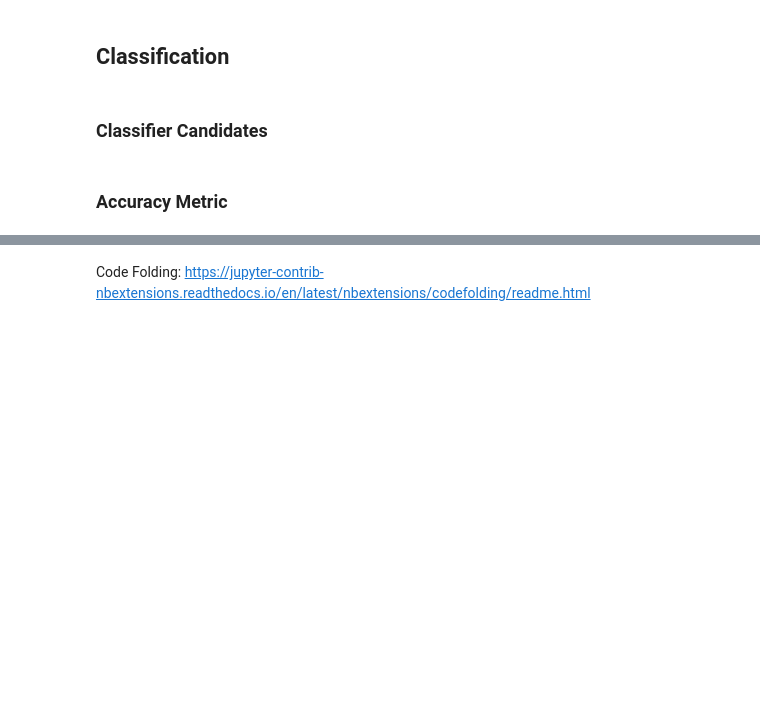
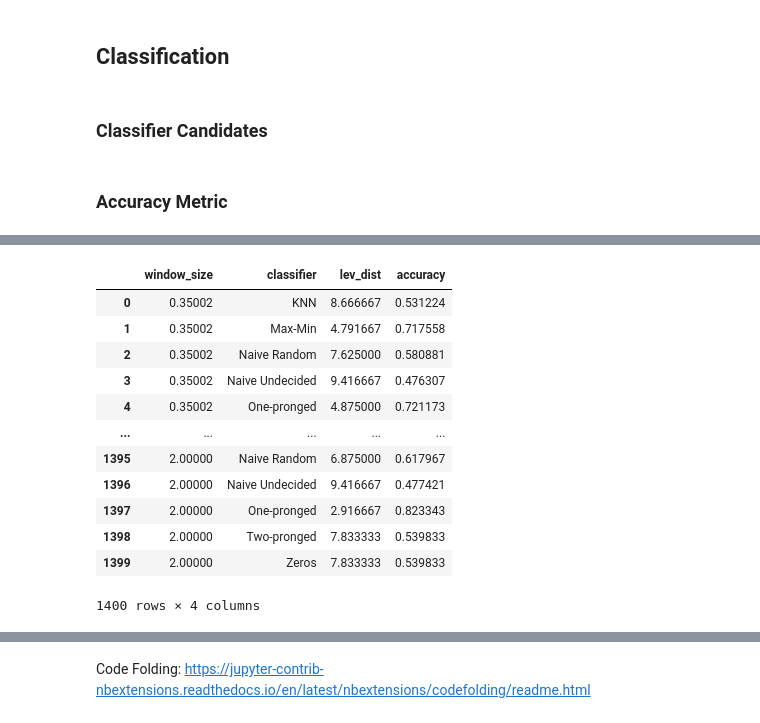
Before and after one commit to BruceWangXD/SpaceInvaders, a Jupyter notebook: Reproducible Report.ipynb, the cells around one changed output, grey strips where cells are left out. Drawn from its saved outputs; the diff is of its cells as text; code cells hidden in the pictures; blank space fills up the shorter version.

```diff
--- a/Reproducible Report.ipynb
+++ b/Reproducible Report.ipynb
@@ -367,0 +770,38 @@ def streaming_classifier(
+# %%
+output_filename = PATH + "classifier_optimisation.csv"
+open(output_filename, 'w').close()    # Clear the file
+
+search_space = (2-opt_det_window)/2
+granularity = 200
+
+for classifier_label, classifier in classifiers.items():
+    print(classifier_label)
+    for i, w in enumerate(np.linspace(0, search_space, granularity)):
+        w = max(1e-5, w)
+        if i%(granularity//10) == 0:
+            print(f"{i} of {granularity}")
+        classification_window = opt_det_window+2*w
+        buffer_size = 0.05
+        for i, key in enumerate(waves):
+            predictions, predictions_timestamps = streaming_classifier(
+                waves[key],
+                samprate,
+                classifier,
+                classifier_params=classifier_parameters[classifier_label],
+                input_buffer_size_sec = buffer_size,
+                classification_window_size_sec = classification_window,
+                detection_window_size_sec = opt_det_window,
+                detection_window_offset_sec = w,
+                calibration_window_size_sec = 5,
+                calibration_statistic_function = lambda x: ts_zero_crossings(x)/len(x),
+                event_test_statistic_function = lambda x: ts_zero_crossings(x)/len(x),
+                event_threshold_factor = opt_thresh, # The scale factor of the calibration stat that will become the threshold
+                flip_threshold = True, # Threshold is a lower bound, so true
+                consecutive_event_triggers = 3, # How many threshold triggers need to occur in a row for an event to be called
+                consecutive_nonevent_reset = 10 # How many threshold failures need to occur in a row for the classifier to be primed for a new event
+            )
+            actuals = "".join(labels[key].label)
+            lev_dist = my_lev_dist(predictions, actuals)
+            acc = max((len(actuals) - lev_dist), 0)/len(actuals)
+            with open(output_filename, "a") as file:
+                file.write(",".join([classifier_label, str(classification_window), key, predictions, actuals, str(lev_dist), str(acc)]) + '\n')
@@ -367,0 +828,20 @@ def streaming_classifier(
+# %%
+results = pd.read_csv(output_filename, header=None)
+results.columns = ["classifier", "window_size", "file", "predicted", "actual", "lev_dist", "accuracy"]
+results_agg = results.groupby(["window_size", "classifier"]).mean()
+results_agg.reset_index(inplace=True)
+results_agg
+# %% [output]
+|  | window_size | classifier | lev_dist | accuracy |
+| 0 | 0.35002 | KNN | 8.666667 | 0.531224 |
+| 1 | 0.35002 | Max-Min | 4.791667 | 0.717558 |
+| 2 | 0.35002 | Naive Random | 7.625000 | 0.580881 |
+| 3 | 0.35002 | Naive Undecided | 9.416667 | 0.476307 |
+| 4 | 0.35002 | One-pronged | 4.875000 | 0.721173 |
+| ... | ... | ... | ... | ... |
+| 1395 | 2.00000 | Naive Random | 6.875000 | 0.617967 |
+| 1396 | 2.00000 | Naive Undecided | 9.416667 | 0.477421 |
+| 1397 | 2.00000 | One-pronged | 2.916667 | 0.823343 |
+| 1398 | 2.00000 | Two-pronged | 7.833333 | 0.539833 |
+| 1399 | 2.00000 | Zeros | 7.833333 | 0.539833 |
+1400 rows × 4 columns
```
Also changed, not shown: parts of 29 cells of this notebook, 7 other files.
